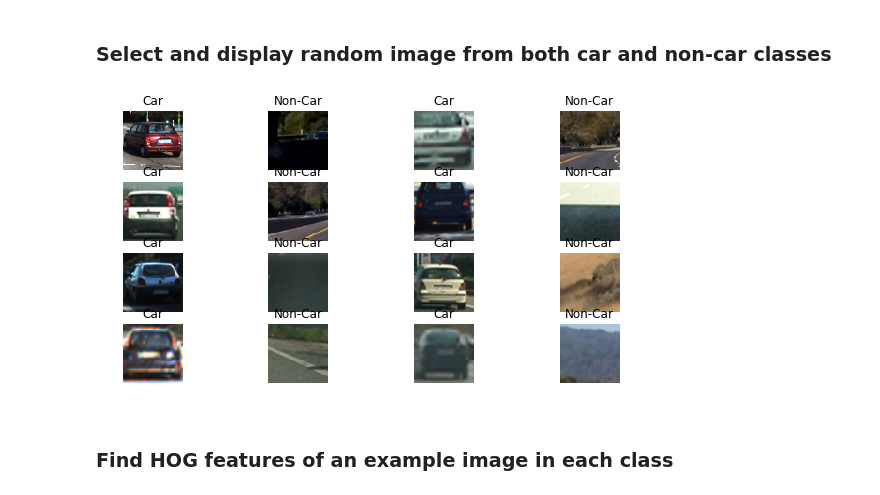
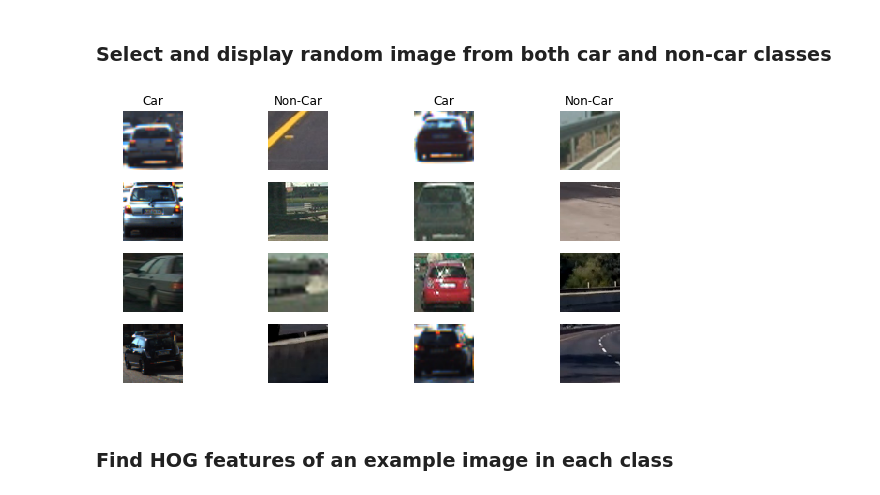
Before and after one commit to ajonnavittula/CarND-Vehicle-Detection, a Jupyter notebook: vehicle_detection.ipynb, the cells around one changed output. Saved outputs shown, nothing was run; the diff lists cells and outputs as text; code cells hidden in the pictures.

```diff
--- a/vehicle_detection.ipynb
+++ b/vehicle_detection.ipynb
@@ -40,21 +41,27 @@ Number of images without cars: 8968
 # %%
 f, axs = plt.subplots(4,4, figsize=(10,5))
 axs = axs.ravel()
+
+# Plot random images from both data sets
 
 for i in range(0,16):
     if (i % 2 == 0):
         rand_img = np.random.randint(0,len(car))
         axs[i].imshow(car_images[rand_img])
         axs[i].axis('off')
-        axs[i].set_title('Car')
+
     else:
         rand_img = np.random.randint(0,len(non_car))
         axs[i].imshow(noncar_images[rand_img])
         axs[i].axis('off')
-        axs[i].set_title('Non-Car')
+
+    axs[0].set_title('Car')
+    axs[1].set_title('Non-Car')
+    axs[2].set_title('Car')
+    axs[3].set_title('Non-Car')
 plt.savefig('./output_images/car_noncar.png')
 # %% [output]
-[figure, old version]
+[figure, new version]
 # %% [markdown]
 ### Find HOG features of an example image in each class
 # %%
```
Also changed, not shown: parts of 25 cells of this notebook.
